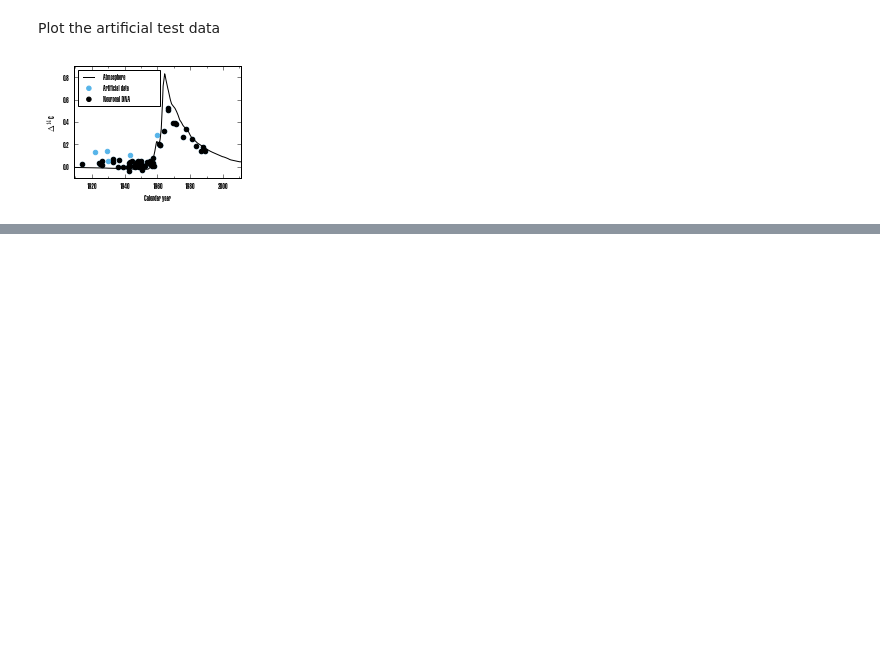
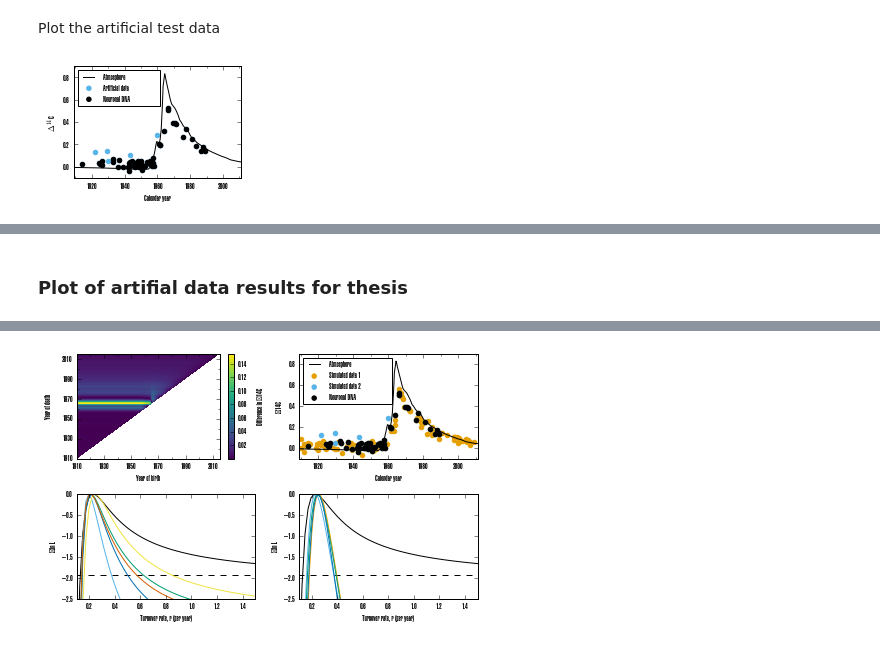
Before and after one commit to fabianrost84/C14, a Jupyter notebook: C14 parameter estimation.ipynb, the cells around one changed output, grey strips where cells are left out. Saved outputs shown, nothing was run; the diff lists cells and outputs as text; code cells hidden in the pictures; blank space fills up the shorter version.

Commit message:
Estimating sample size of additional data

```diff
--- a/C14 parameter estimation.ipynb
+++ b/C14 parameter estimation.ipynb
@@ -533,5 +543,5 @@ chosen_death_times = death_times[C14_diff > 0.05]
 chosen_times = zip(chosen_birth_times, chosen_death_times)
 # %%
 %%cache profiles_r_2POP.pkl profile_r_2POP
-profile_r_2POP = M_2POP.mnprofile('r', bound = [0.1, 0.4], subtract_min = True, bins = 20)
+profile_r_2POP = M_2POP.mnprofile('r', bound = [0.1, 1.5], subtract_min = True, bins = 60)
 # %% [output]
@@ -578,5 +588,5 @@ for i, data in test_datasets.iteritems():
     M_2POP_test.migrad()
 #     M_2POP_test.minos('r', sigma = 1.92)
     if M_2POP_test.migrad_ok():
-        profiles[i] = M_2POP_test.mnprofile('r', bound = [0.1, 0.4], subtract_min = True, bins = 20);
+        profiles[i] = M_2POP_test.mnprofile('r', bound = [0.1, 0.5], subtract_min = True, bins = 25);
 # %% [output]
@@ -651,6 +754,8 @@ plt.show()
+# %% [markdown]
+### Plot of artifial data results for thesis
 # %%
-%config InlineBackend.figure_format = 'svg'
-fig, ax = plt.subplots(2, 2, figsize = (150/25.4,4))
+%config InlineBackend.figure_format = 'png'
+fig, ax = plt.subplots(2, 2, figsize = (160/25.4,4))
 
 pcm = ax[0,0].pcolormesh(birth_times, death_times, C14_diff, cmap = 'viridis')
 ax[0,0].set_xlabel('Year of birth')
@@ -663,42 +768,50 @@ ax[0,0].set_xticks(sp.arange(time_min, time_max, 20))
 ax[0,0].set_xticks(sp.arange(time_min+10, time_max, 20), minor = True)
 ax[0,0].set_yticks(sp.arange(time_min, time_max, 20))
 ax[0,0].set_yticks(sp.arange(time_min+10, time_max, 20), minor = True)
+# ax[0,0].add_patch(patches.Rectangle((1910, 2012), 100, 1, fill=False, color=colorcycle[1]))
+# ax[0,0].add_patch(patches.Rectangle((1910, 1961), 50, 9, fill=False, color=colorcycle[2]))
 
 
-i = 1
-artificial_data = test_datasets[i]
+artificial_data = test_datasets[1]
 
 time = sp.linspace(1910.0, 2015.0, 1000)
-ax[1,0].plot(time, K(time), label = 'Atmosphere                    ', color = 'black')
-ax[1,0].scatter(artificial_data['Dbirth'], artificial_data['d14C'], color = colorcycle[i+1], label = 'Artificial data            ')
-ax[1,0].scatter(c14_i_data['Dbirth'], c14_i_data['d14C'], color = 'black', label = 'Neuronal DNA                   ')
+ax[0,1].plot(time, K(time), label = 'Atmosphere                    ', color = 'black')
+ax[0,1].scatter(artificial_data_recent['Dbirth'], artificial_data_recent['d14C'], color = colorcycle[1], label = 'Simulated data 1')
+ax[0,1].scatter(artificial_data['Dbirth'], artificial_data['d14C'], color = colorcycle[2], label = 'Simulated data 2     ')
+ax[0,1].scatter(c14_i_data['Dbirth'], c14_i_data['d14C'], color = 'black', label = 'Neuronal DNA                        ')
 
-ax[1,0].set_xlim((1909, 2011))
-ax[1,0].set_ylim(-0.1, 0.9)
-ax[1,0].set_xticks(sp.linspace(1910, 2010, 6), minor = 1)
-# ax[1,0].grid(which='both')
-ax[1,0].legend(loc='upper left', scatterpoints = 1)
+ax[0,1].set_xlim((1909, 2011))
+ax[0,1].set_ylim(-0.1, 0.9)
+ax[0,1].set_xticks(sp.linspace(1910, 2010, 6), minor = 1)
+ax[0,1].legend(loc='upper left', scatterpoints = 1)
+ax[0,1].set_xlabel('Calendar year')
+ax[0,1].set_ylabel(u'Δ14C')
 
-ax[1,0].set_xlabel('Calendar year')
-ax[1,0].set_ylabel('$\Delta^{14}$C')
+ax[1,0].set_xlim(0.1, 1.5)
+ax[1,0].set_ylim(-2.5, 0)
+ax[1,0].set_xlabel('Turnover rate, r (per year)')
+ax[1,0].set_ylabel(u'Δln L')
+ax[1,0].plot(profile_r_2POP[0], -sp.array(profile_r_2POP[1]), 'black')
+# ax[1,0].plot(rs, -(neglogL-M_2POP.fval), 'black')
+ax[1,0].plot([0, 10], [-1.92, -1.92], 'k--')
+for i, profile in profiles_recent.iteritems():
+    ax[1,0].plot(profile[0], -sp.array(profile[1]), color = colorcycle[i+1])
 
-ax[0,1].set_xlim(0.1, 0.4)
-ax[0,1].set_ylim(-2.5, 0)
-
-ax[0,1].set_xlabel('Turnover rate, r (per year)')
-ax[0,1].set_ylabel('$\Delta \ln L$')
-
-ax[0,1].plot(profile_r_2POP[0], -sp.array(profile_r_2POP[1]), 'black')
-ax[0,1].plot([0, 10], [-1.92, -1.92], 'k--')
-
+ax[1,1].set_xlim(0.1, 1.5)
+ax[1,1].set_ylim(-2.5, 0)
+ax[1,1].set_xlabel('Turnover rate, r (per year)')
+ax[1,1].set_ylabel(u'Δln L')
+ax[1,1].plot(profile_r_2POP[0], -sp.array(profile_r_2POP[1]), 'black')
+# ax[1,1].plot(rs, -(neglogL-M_2POP.fval), 'black')
+ax[1,1].plot([0, 10], [-1.92, -1.92], 'k--')
 for i, profile in profiles.iteritems():
-    ax[0,1].plot(profile[0], -sp.array(profile[1]), color = colorcycle[i+1])
+    ax[1,1].plot(profile[0], -sp.array(profile[1]), color = colorcycle[i+1])
 
 plt.tight_layout()
 
-# exportname = 'c14_add_data'
-# plt.savefig('{}.svg'.format(exportname))
-# os.system('inkscape -D -z --file={0}.svg --export-pdf={0}.pdf'.format(exportname))
+exportname = 'c14_add_data'
+plt.savefig('{}.svg'.format(exportname))
+os.system('inkscape -D -z --file={0}.svg --export-pdf={0}.pdf'.format(exportname))
 
 
 plt.show()
@@ -706,0 +819 @@ plt.show()
+[figure, added]
```
Also changed, not shown: parts of 16 cells of this notebook, 9 other files.
